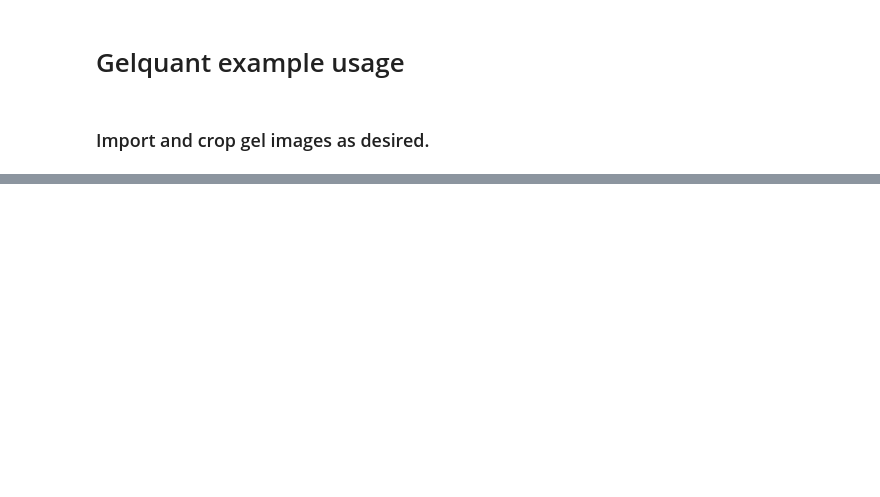
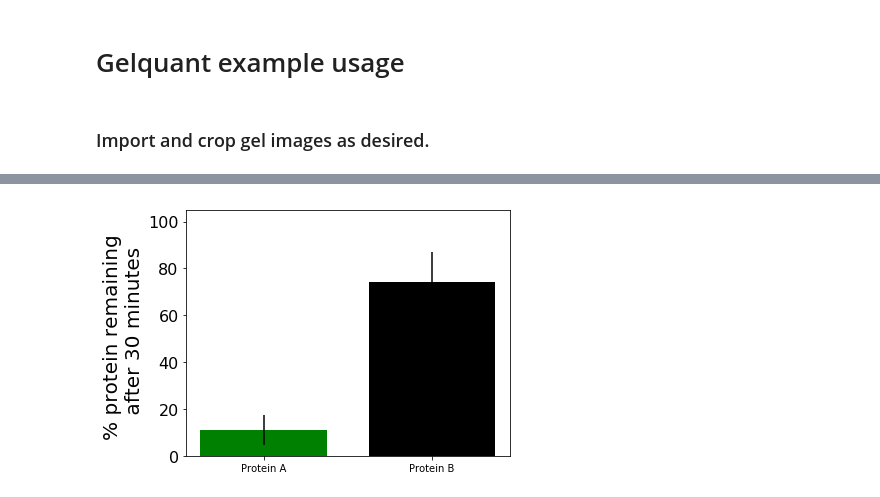
Before and after one commit to jharman25/bioimage_quant, a Jupyter notebook: notebook-example.ipynb, the cells around one changed output, grey strips where cells are left out. Cells and saved outputs as stored; diff of their text form; code cells hidden in the pictures; blank space fills up the shorter version.

```diff
--- a/notebook-example.ipynb
+++ b/notebook-example.ipynb
@@ -68,0 +102,26 @@ df = gelquant.summary_plotter(datasets, labels, colorlist)
+# %%
+# For large batches of data, an "aggregator" function is included
+# that allows for rapid parsing and re-plotting of the data above,
+# so you don't have to manually go through and re-plot specific time points of interest.
+
+data_list = [a_df, b_df]
+
+# column call selects the timepoint of interest -
+# you can manually inspect your dataframes to find the one you want.
+
+means, errors = gelquant.aggregator(data_list, column=-1)
+
+# an aggregate plotter function allows for quick plotting and
+# customization of aggregate data plots, including
+# optional figure output as a .png.
+
+labels = ["Protein A", "Protein B"]
+colorlist = ["green", "black"]
+y_pos = [0,1]
+ylabel = "% protein remaining \n after 30 minutes"
+xlabel = ""
+filename = "aggregate_data_example.png"
+
+df = gelquant.aggregate_plotter(means, errors, labels, colorlist, y_pos, ylabel, xlabel, filename, savefig=True)
+# %% [output]
+[figure, added]
```
Also changed, not shown: parts of 6 cells of this notebook, 4 other files.
